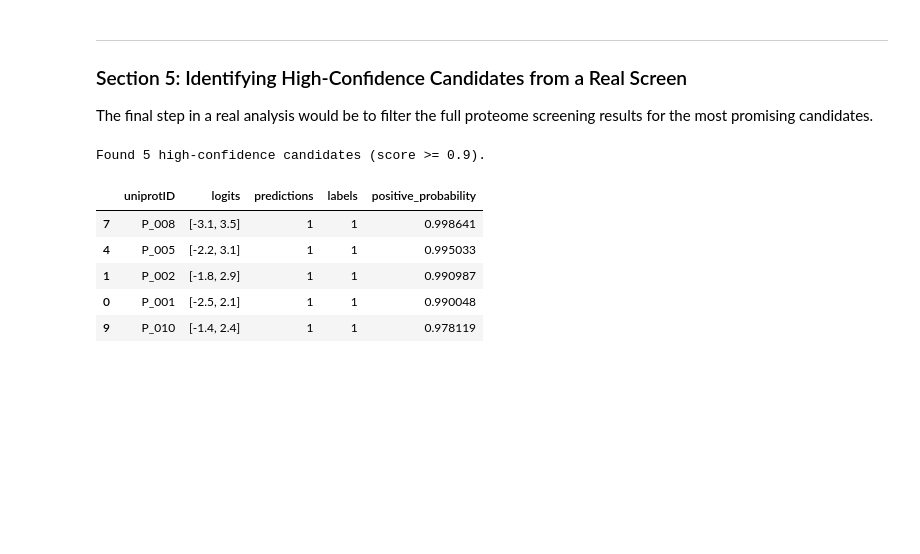
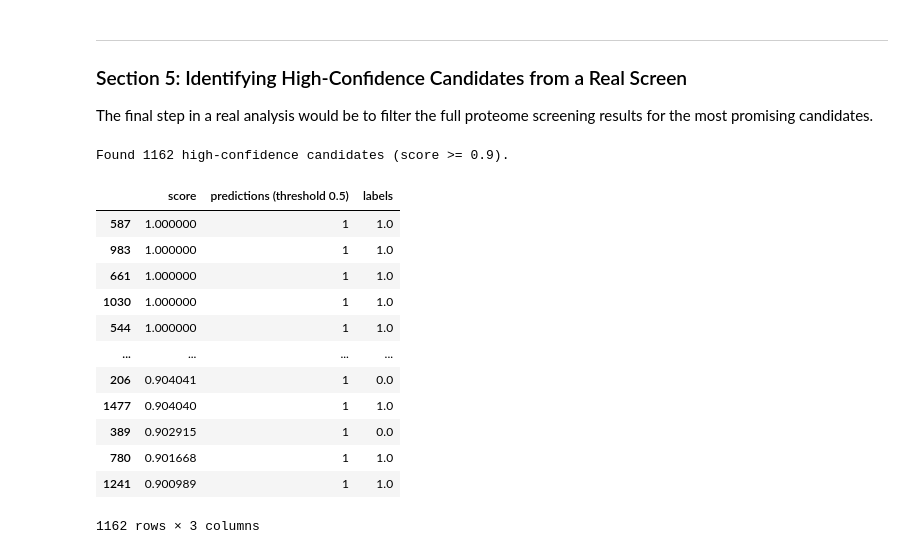
Before and after one commit to shiragelb/Bio-3D-Hackathon-2025, a Jupyter notebook: Scientific_Analysis/analysis.ipynb, the cells around one changed output. Saved outputs shown, nothing was run; the diff lists cells and outputs as text; code cells hidden in the pictures; blank space fills up the shorter version.

```diff
--- a/Scientific_Analysis/analysis.ipynb
+++ b/Scientific_Analysis/analysis.ipynb
@@ -28,14 +27,9 @@ from plotting_utils import (
 **Data Source:**
 We load the single, raw output file from the pipeline. For this test, we are using `todo_fill_here.csv`. This file contains the raw model logits. Our first step is to preprocess this data to calculate the prediction probabilities.
 # %%
-# 1. Load the SINGLE raw results file from the pipeline
-result_path = "../DB/dummy2.csv"
-raw_df = pd.read_csv(result_path)
-
-# 2. Preprocess the data to get probabilities
-processed_df = preprocess_pipeline_output(raw_df)
-
-# 3. Display the processed data to verify the probabilities
-print("Processed Data with Probabilities:")
-display(processed_df.head())
+# 1. Load the raw results file that pipeline.py outputs
+result_path = "../test_output_transformer_classifier_w-20_emb-2560.csv"
+df = pd.read_csv(result_path)
+# 2. Display 5 random rows from model's output csv
+display(df.sample(5))
 # processed_df.info()
@@ -88,23 +86,29 @@ The plots show a [todo] separation. The distribution for 'Positive Labels' is sh
 The final step in a real analysis would be to filter the full proteome screening results for the most promising candidates.
 # %%
 # This cell demonstrates how we would filter the final results.
-# For this test, we'll just filter our dummy data.
 
 confidence_threshold = 0.90
 
-high_confidence_hits = processed_df[processed_df['positive_probability'] >= confidence_threshold]
+high_confidence_hits = df[df['score'] >= confidence_threshold]
 
 print(f"Found {len(high_confidence_hits)} high-confidence candidates (score >= {confidence_threshold}).")
 
 if not high_confidence_hits.empty:
     # Sort by score and display the Top 15 candidates
-    top_candidates = high_confidence_hits.sort_values(by='positive_probability', ascending=False)
+    top_candidates = high_confidence_hits.sort_values(by='score', ascending=False)
     display(top_candidates.head(15))
 # %% [output]
-Found 5 high-confidence candidates (score >= 0.9).
+Found 1162 high-confidence candidates (score >= 0.9).
-|  | uniprotID | logits | predictions | labels | positive_probability |
-| 7 | P_008 | [-3.1, 3.5] | 1 | 1 | 0.998641 |
-| 4 | P_005 | [-2.2, 3.1] | 1 | 1 | 0.995033 |
-| 1 | P_002 | [-1.8, 2.9] | 1 | 1 | 0.990987 |
-| 0 | P_001 | [-2.5, 2.1] | 1 | 1 | 0.990048 |
-| 9 | P_010 | [-1.4, 2.4] | 1 | 1 | 0.978119 |
+|  | score | predictions (threshold 0.5) | labels |
+| 587 | 1.000000 | 1 | 1.0 |
+| 983 | 1.000000 | 1 | 1.0 |
+| 661 | 1.000000 | 1 | 1.0 |
+| 1030 | 1.000000 | 1 | 1.0 |
+| 544 | 1.000000 | 1 | 1.0 |
+| ... | ... | ... | ... |
+| 206 | 0.904041 | 1 | 0.0 |
+| 1477 | 0.904040 | 1 | 1.0 |
+| 389 | 0.902915 | 1 | 0.0 |
+| 780 | 0.901668 | 1 | 1.0 |
+| 1241 | 0.900989 | 1 | 1.0 |
+1162 rows × 3 columns
```
Also changed, not shown: parts of 6 cells of this notebook, 1 other file.
